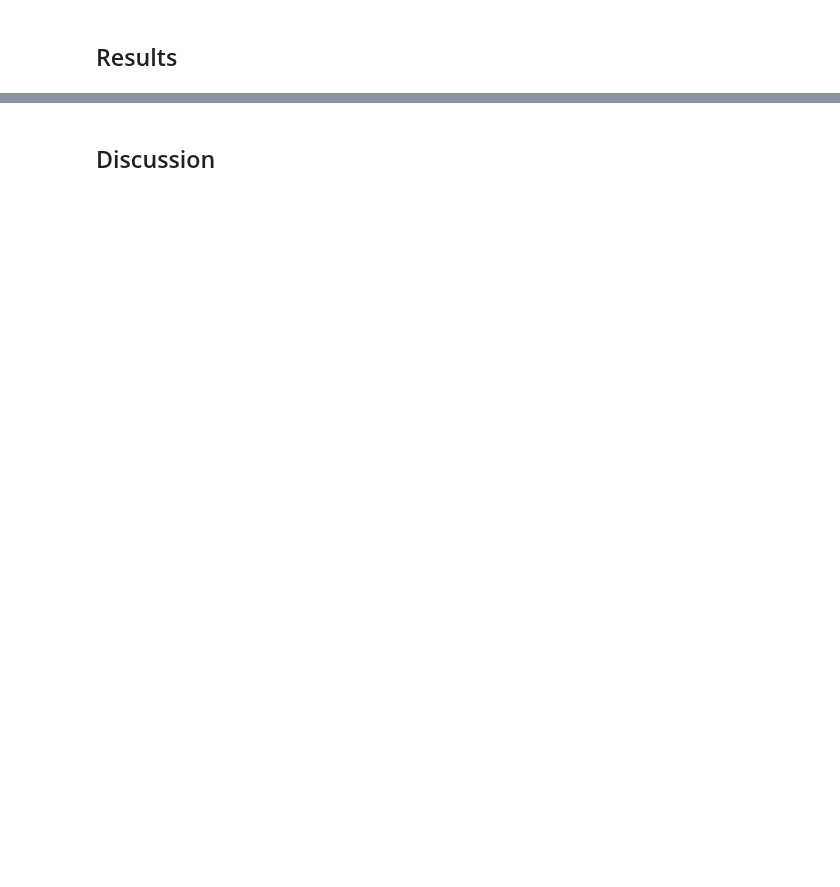
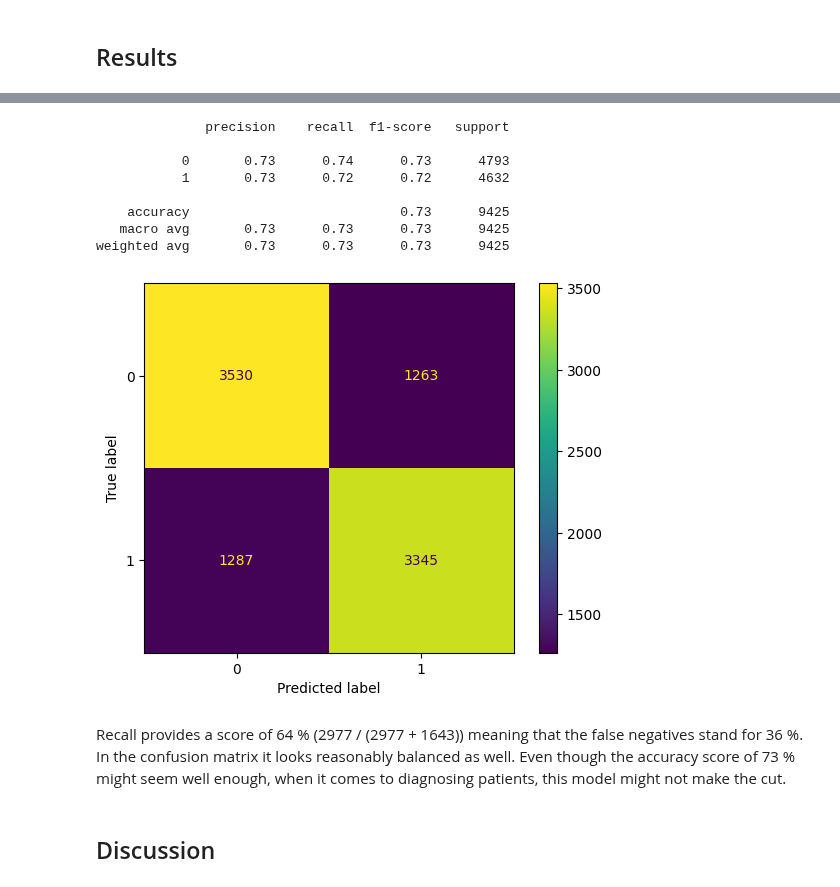
Before and after one commit to AlbotGoodman/machine-learning, a Jupyter notebook: lab/report.ipynb, the cells around one changed output, grey strips where cells are left out. Cells and saved outputs as stored; diff of their text form; code cells hidden in the pictures; blank space fills up the shorter version.

```diff
--- a/lab/report.ipynb
+++ b/lab/report.ipynb
@@ -217,3 +156,18 @@ NameError: name 'Modelling' is not defined
+# %%
+vote_clf = model_num.ensemble()
+model_num.evaluation(vote_clf)
+# %% [output]
+              precision    recall  f1-score   support
+
+           0       0.73      0.74      0.73      4793
+           1       0.73      0.72      0.72      4632
+
+    accuracy                           0.73      9425
+   macro avg       0.73      0.73      0.73      9425
+weighted avg       0.73      0.73      0.73      9425
+[figure, added]
+# %% [markdown]
+Recall provides a score of 64 % (2977 / (2977 + 1643)) meaning that the false negatives stand for 36 %. In the confusion matrix it looks reasonably balanced as well. Even though the accuracy score of 73 % might seem well enough, when it comes to diagnosing patients, this model might not make the cut.
 # %% [markdown]
 ## Discussion
 # %% [markdown]
```
Also changed, not shown: parts of 27 cells of this notebook, 3 other files.
